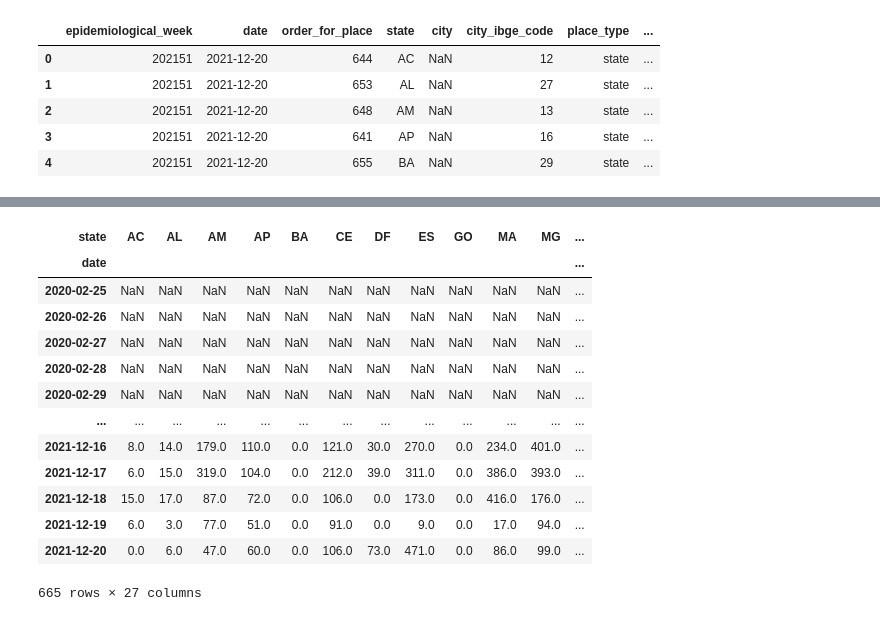
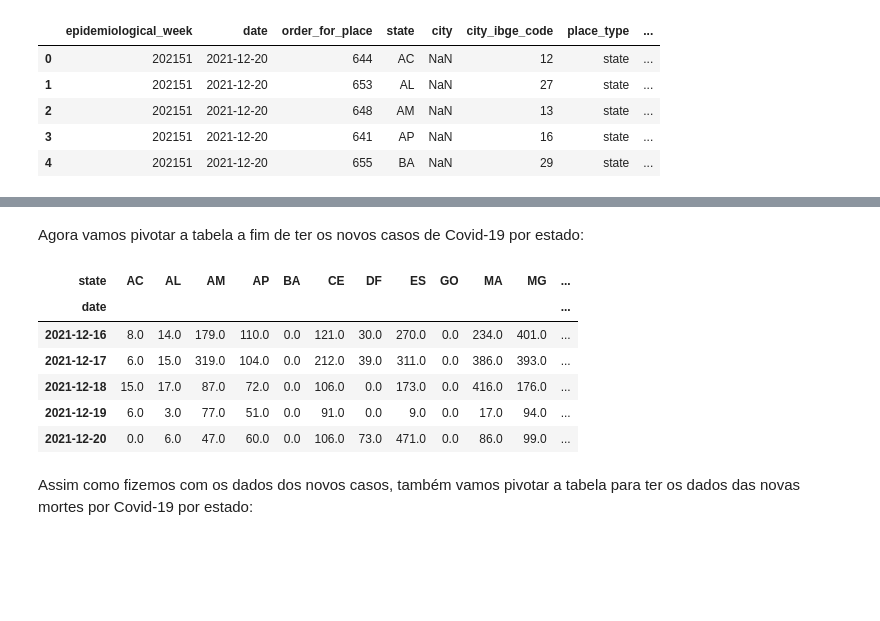
Before and after one commit to rodrigodemend/Previsao_Covid, a Jupyter notebook: Notebooks/Importação_e_Limpeza_dos_dados_de_Covid_19.ipynb, the cells around one changed output, grey strips where cells are left out. Saved outputs shown, nothing was run; the diff lists cells and outputs as text; code cells hidden in the pictures; blank space fills up the shorter version.

```diff
--- a/Notebooks/Importação_e_Limpeza_dos_dados_de_Covid_19.ipynb
+++ b/Notebooks/Importação_e_Limpeza_dos_dados_de_Covid_19.ipynb
@@ -176,20 +77,18 @@ data.head()
+# %% [markdown]
+Agora vamos pivotar a tabela a fim de ter os novos casos de Covid-19 por estado:
 # %%
+# Criação da tabela pivotada para novos casos confirmados por estado
 data_new_confirmed = data.pivot_table(index=['date'], columns=['state'], values=['new_confirmed'])
 data_new_confirmed.columns = data_new_confirmed.columns.droplevel()
-data_new_confirmed
+data_new_confirmed.tail()
 # %% [output]
 | state | AC | AL | AM | AP | BA | CE | DF | ES | GO | MA | MG | ... |
 | date |  |  |  |  |  |  |  |  |  |  |  | ... |
-| 2020-02-25 | NaN | NaN | NaN | NaN | NaN | NaN | NaN | NaN | NaN | NaN | NaN | ... |
-| 2020-02-26 | NaN | NaN | NaN | NaN | NaN | NaN | NaN | NaN | NaN | NaN | NaN | ... |
-| 2020-02-27 | NaN | NaN | NaN | NaN | NaN | NaN | NaN | NaN | NaN | NaN | NaN | ... |
-| 2020-02-28 | NaN | NaN | NaN | NaN | NaN | NaN | NaN | NaN | NaN | NaN | NaN | ... |
-| 2020-02-29 | NaN | NaN | NaN | NaN | NaN | NaN | NaN | NaN | NaN | NaN | NaN | ... |
-| ... | ... | ... | ... | ... | ... | ... | ... | ... | ... | ... | ... | ... |
 | 2021-12-16 | 8.0 | 14.0 | 179.0 | 110.0 | 0.0 | 121.0 | 30.0 | 270.0 | 0.0 | 234.0 | 401.0 | ... |
 | 2021-12-17 | 6.0 | 15.0 | 319.0 | 104.0 | 0.0 | 212.0 | 39.0 | 311.0 | 0.0 | 386.0 | 393.0 | ... |
 | 2021-12-18 | 15.0 | 17.0 | 87.0 | 72.0 | 0.0 | 106.0 | 0.0 | 173.0 | 0.0 | 416.0 | 176.0 | ... |
 | 2021-12-19 | 6.0 | 3.0 | 77.0 | 51.0 | 0.0 | 91.0 | 0.0 | 9.0 | 0.0 | 17.0 | 94.0 | ... |
 | 2021-12-20 | 0.0 | 6.0 | 47.0 | 60.0 | 0.0 | 106.0 | 73.0 | 471.0 | 0.0 | 86.0 | 99.0 | ... |
-665 rows × 27 columns
+# %% [markdown]
+Assim como fizemos com os dados dos novos casos, também vamos pivotar a tabela para ter os dados das novas mortes por Covid-19 por estado:
 # %%
```
Also changed, not shown: parts of 15 cells of this notebook.
